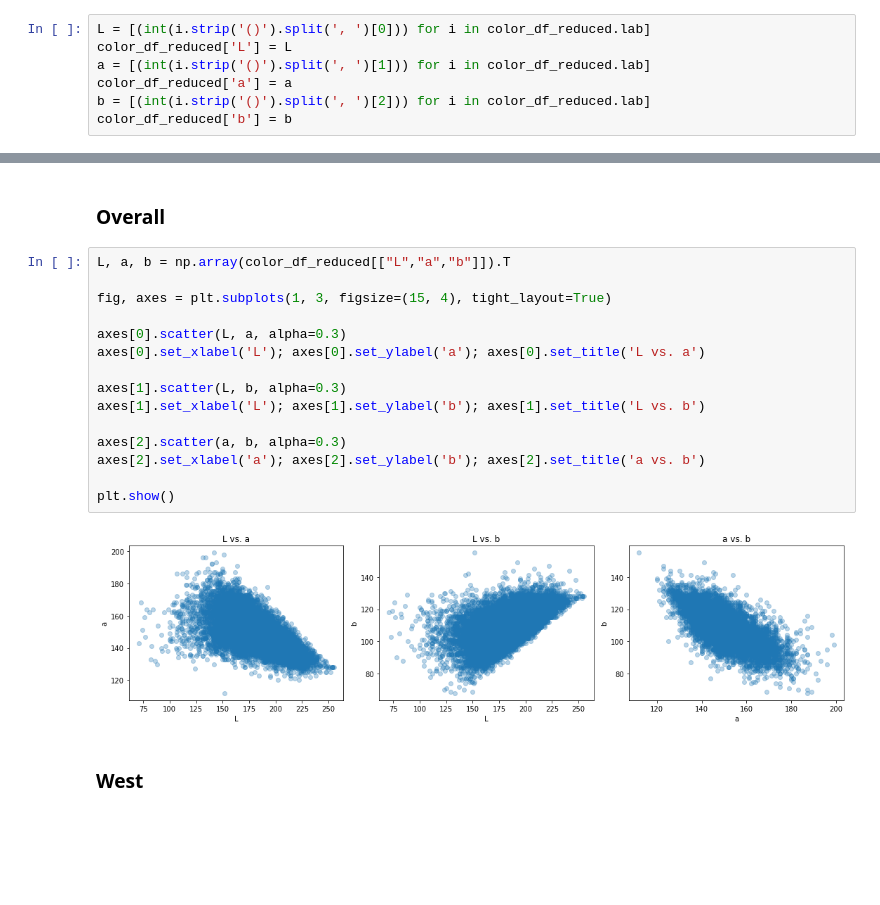
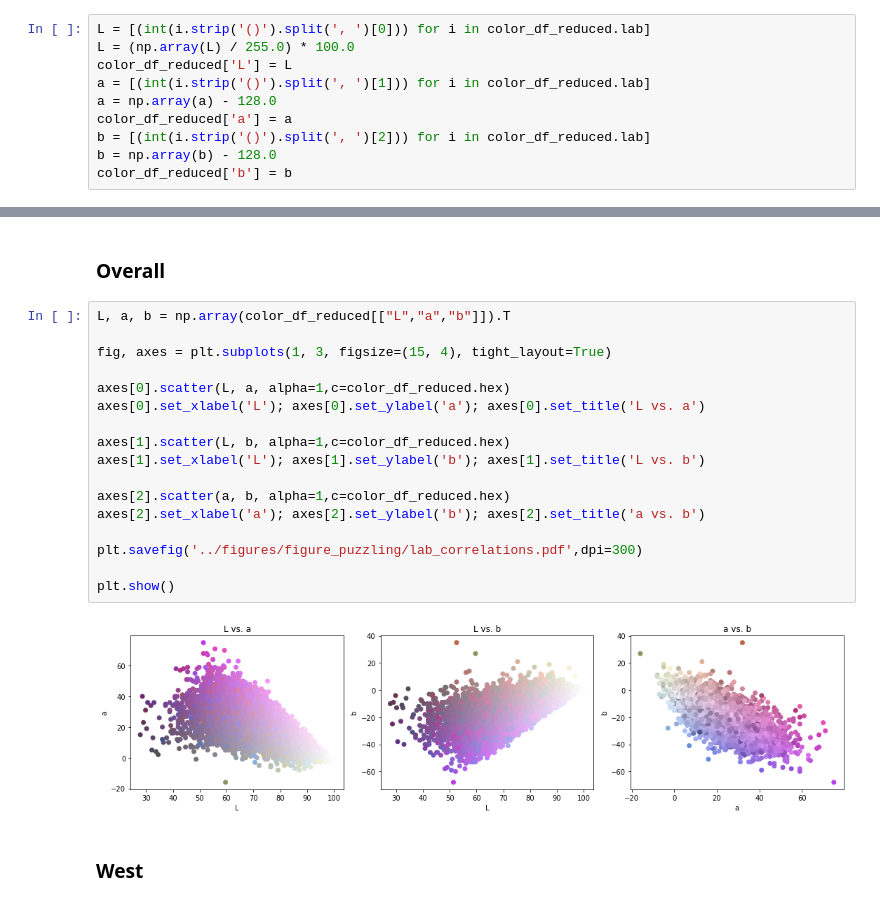
Before and after one commit to pmckenz1/monarda_fistulosa_color, a Jupyter notebook: notebooks_misc/cielab_lch_correlations.ipynb, the cells around one changed output, grey strips where cells are left out. Drawn from its saved outputs; the diff is of its cells as text; blank space fills up the shorter version.

Commit message:
getting directory of figure components together

```diff
--- a/notebooks_misc/cielab_lch_correlations.ipynb
+++ b/notebooks_misc/cielab_lch_correlations.ipynb
@@ -37,8 +41,11 @@ color_df_reduced
 ### add separate component rows
 # %%
 L = [(int(i.strip('()').split(', ')[0])) for i in color_df_reduced.lab]
+L = (np.array(L) / 255.0) * 100.0
 color_df_reduced['L'] = L
 a = [(int(i.strip('()').split(', ')[1])) for i in color_df_reduced.lab]
+a = np.array(a) - 128.0
 color_df_reduced['a'] = a
 b = [(int(i.strip('()').split(', ')[2])) for i in color_df_reduced.lab]
+b = np.array(b) - 128.0
 color_df_reduced['b'] = b
@@ -120,20 +112,22 @@ b  0.47  -0.67  1.00
 # %%
 L, a, b = np.array(color_df_reduced[["L","a","b"]]).T
 
 fig, axes = plt.subplots(1, 3, figsize=(15, 4), tight_layout=True)
 
-axes[0].scatter(L, a, alpha=0.3)
+axes[0].scatter(L, a, alpha=1,c=color_df_reduced.hex)
 axes[0].set_xlabel('L'); axes[0].set_ylabel('a'); axes[0].set_title('L vs. a')
 
-axes[1].scatter(L, b, alpha=0.3)
+axes[1].scatter(L, b, alpha=1,c=color_df_reduced.hex)
 axes[1].set_xlabel('L'); axes[1].set_ylabel('b'); axes[1].set_title('L vs. b')
 
-axes[2].scatter(a, b, alpha=0.3)
+axes[2].scatter(a, b, alpha=1,c=color_df_reduced.hex)
 axes[2].set_xlabel('a'); axes[2].set_ylabel('b'); axes[2].set_title('a vs. b')
 
+plt.savefig('../figures/figure_puzzling/lab_correlations.pdf',dpi=300)
+
 plt.show()
 # %% [output]
-[figure, old version]
+[figure, new version]
 # %% [markdown]
 ### West
 # %%
```
Also changed, not shown: parts of 25 cells of this notebook, 7 other files.
